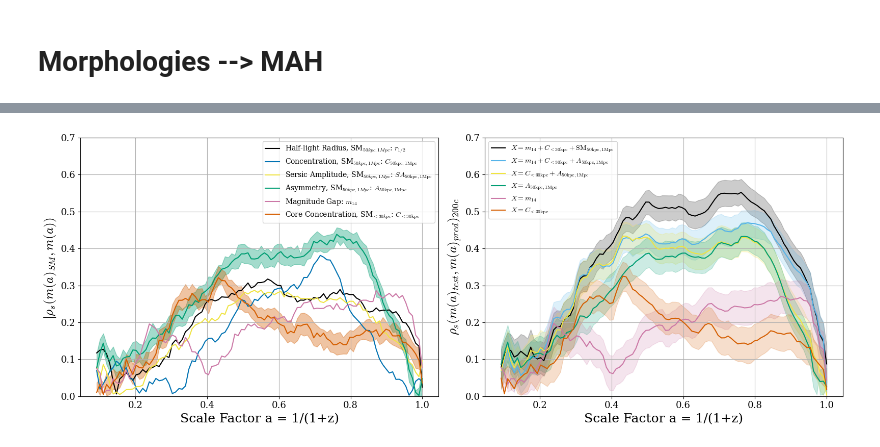
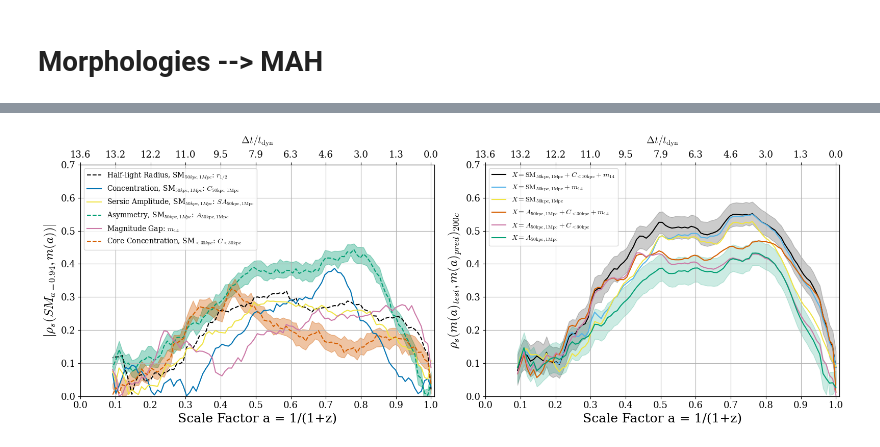
Before and after one commit to Kabelo-T/cluster_morph, a Jupyter notebook: multicam.ipynb, the cells around one changed output, grey strips where cells are left out. Saved outputs shown, nothing was run; the diff lists cells and outputs as text; code cells hidden in the pictures.

```diff
--- a/multicam.ipynb
+++ b/multicam.ipynb
@@ -177,0 +350,10 @@ print(f'{end - start:.1f}s')
+# %%
+am, mass_bins = datutils.get_am(ma=mah, scales=common_aexp, min_mass_bin=0.01)
+# %%
+fig, axs = plt.subplots(1, 1)
+for i in am:
+    axs.plot(mass_bins, i, alpha=0.3, lw=1, color='black')
+
+axs.set_xlabel('Mass Fraction M/M0)')
+axs.set_ylabel('a(m)')
+plt.show()
@@ -254,3 +459,12 @@ print(f'{end - start:.1f}s')
 # %%
 ma_ds_dict, filtered_z_list = datutils.prepare_ma_corrs(
     mah_dict, df)
+# %%
+t_d = (3.0857e19)/(10*Planck13.H0.value*60*60*24*365e9)
+print(f'Dynamical time = {t_d:.2f} Gyr')
+
+redshift_list = pd.read_csv('data/gadgetx3k/redshift_list.txt', sep=r'\s+')
+scales = redshift_list['a'].values
+redshifts = redshift_list['z'].values
+lookback_time = Planck13.lookback_time(redshifts).value  # in Gyr
+lookback_time_td = lookback_time / t_d
@@ -513,45 +713,61 @@ labels = [r'Half-light Radius, SM$_{50kpc,1Mpc}$: $r_{1/2}$',
           r'Magnitude Gap: $m_{14}$',
           r'Core Concentration, SM$_{<30kpc}$: $C_{<30\mathrm{kpc}}$']
 # %%
-fig, axs = plt.subplots(nrows=1, ncols=2, figsize=(16, 6))
-
+fig, axs = plt.subplots(nrows=1, ncols=2, figsize=(16, 6), constrained_layout=True)
+xticks = np.arange(0, 1.1, 0.1)
+xlim = (0, 1.01)
+ylim = (0., 0.7)
 plots.plot_ma_corrs(ma_sm_dict, params=params, labels=labels,
                     aexp=common_aexp[::-1], axs=axs[0])
-
+axs[0].set_xticks(xticks)
+axs[0].set_xlim(xlim)
 axs[1].plot(common_aexp, ap50, color='k',
-            label=r'$X = m_{14} + C_{<30\mathrm{kpc}} + \mathrm{SM}_{50\mathrm{kpc},1\mathrm{Mpc}}$')
+            label=r'$X = \mathrm{SM}_{50\mathrm{kpc},1\mathrm{Mpc}} + C_{<30\mathrm{kpc}} + m_{14}$')
 axs[1].fill_between(common_aexp, ap25, ap75, color='k', alpha=0.2)
 
-axs[1].plot(common_aexp, np.abs(fp50), color='#56B4E9',
-            label=r'$X = m_{14} + C_{<30\mathrm{kpc}} + A_{50\mathrm{kpc},1\mathrm{Mpc}}$')
+axs[1].plot(common_aexp, np.abs(bp50), color='#56B4E9',
+            label=r'$X = \mathrm{SM}_{50\mathrm{kpc},1\mathrm{Mpc}} + m_{14}$')
+# axs[1].fill_between(common_aexp, np.abs(
+#     bp25), np.abs(bp75), color='#56B4E9', alpha=0.2)
+
+axs[1].plot(common_aexp, np.abs(cp50), color='#F0E442',
+            label=r'$X = \mathrm{SM}_{50\mathrm{kpc},1\mathrm{Mpc}}$')
+# axs[1].fill_between(common_aexp, np.abs(cp25), np.abs(cp75), color='#F0E442', alpha=0.2)
+
+axs[1].plot(common_aexp, np.abs(dp50), color='#D55E00',
+            label=r'$X = A_{50\mathrm{kpc},1\mathrm{Mpc}} + C_{<30\mathrm{kpc}} + m_{14}$')
+# axs[1].fill_between(common_aexp, np.abs(
+#     dp25), np.abs(dp75), color='#D55E00', alpha=0.2)
+
+axs[1].plot(common_aexp, np.abs(ep50), color='#CC79A7',
+            label=r'$X = A_{50\mathrm{kpc},1\mathrm{Mpc}} + C_{<30\mathrm{kpc}}$')
+# axs[1].fill_between(common_aexp, np.abs(
+#     ep25), np.abs(ep75), color='#CC79A7', alpha=0.2)
+
+axs[1].plot(common_aexp, np.abs(fp50), color='#009E73',
+            label=r'$X = A_{50\mathrm{kpc},1\mathrm{Mpc}}$')
 axs[1].fill_between(common_aexp, np.abs(
-    fp25), np.abs(fp75), color='#56B4E9', alpha=0.2)
-
-axs[1].plot(common_aexp, np.abs(hp50), color='#F0E442',
-            label=r'$X = C_{<30\mathrm{kpc}} + A_{50\mathrm{kpc},1\mathrm{Mpc}}$')
-axs[1].fill_between(common_aexp, np.abs(hp25), np.abs(hp75), color='#F0E442', alpha=0.2)
-
-axs[1].plot(common_aexp, np.abs(dp50), color='#009E73', label=r'$X = A_{50\mathrm{kpc},1\mathrm{Mpc}}$')
-axs[1].fill_between(common_aexp, np.abs(
-    dp25), np.abs(dp75), color='#009E73', alpha=0.2)
-
-axs[1].plot(common_aexp, np.abs(ep50), color='#CC79A7', label=r'$X = m_{14}$')
-axs[1].fill_between(common_aexp, np.abs(
-    ep25), np.abs(ep75), color='#CC79A7', alpha=0.2)
-
-axs[1].plot(common_aexp, np.abs(gp50), color='#D55E00',
-            label=r'$X = C_{<30\mathrm{kpc}}$')
-axs[1].fill_between(common_aexp, np.abs(
-    gp25), np.abs(gp75), color='#D55E00', alpha=0.2)
+    fp25), np.abs(fp75), color='#009E73', alpha=0.2)
 
 axs[1].set_xlabel('Scale Factor a = 1/(1+z)')
+axs[1].set_xticks(xticks)
+axs[1].set_xlim(xlim)
 axs[1].set_ylabel(r'$\rho_s (m(a)_{test}, m(a)_{pred})_{200c}$')
-axs[1].set_ylim(0., 0.7)
+axs[1].set_ylim(ylim)
 axs[1].grid()
 axs[1].legend()
+
+for ax in axs.ravel():
+    ax2 = ax.twiny()
+    ax2.set_xlim(xlim)
+    idx = np.searchsorted(scales, xticks)
+    tlabels = [f'{lookback_time[i]:.1f}' for i in idx]
+    ax2.set_xticks(xticks)
+    ax2.set_xticklabels(tlabels)
+    ax2.set_xlabel(r'$\Delta t / t_{\mathrm{dyn}}$', fontsize=14, labelpad=10)
 
 plt.tight_layout()
 plt.savefig('plots/sm_mah_preds.pdf')
 plt.show()
 # %% [output]
-[figure, old version]
+[figure, new version]
```
Also changed, not shown: parts of 30 cells of this notebook, 2 other files.
